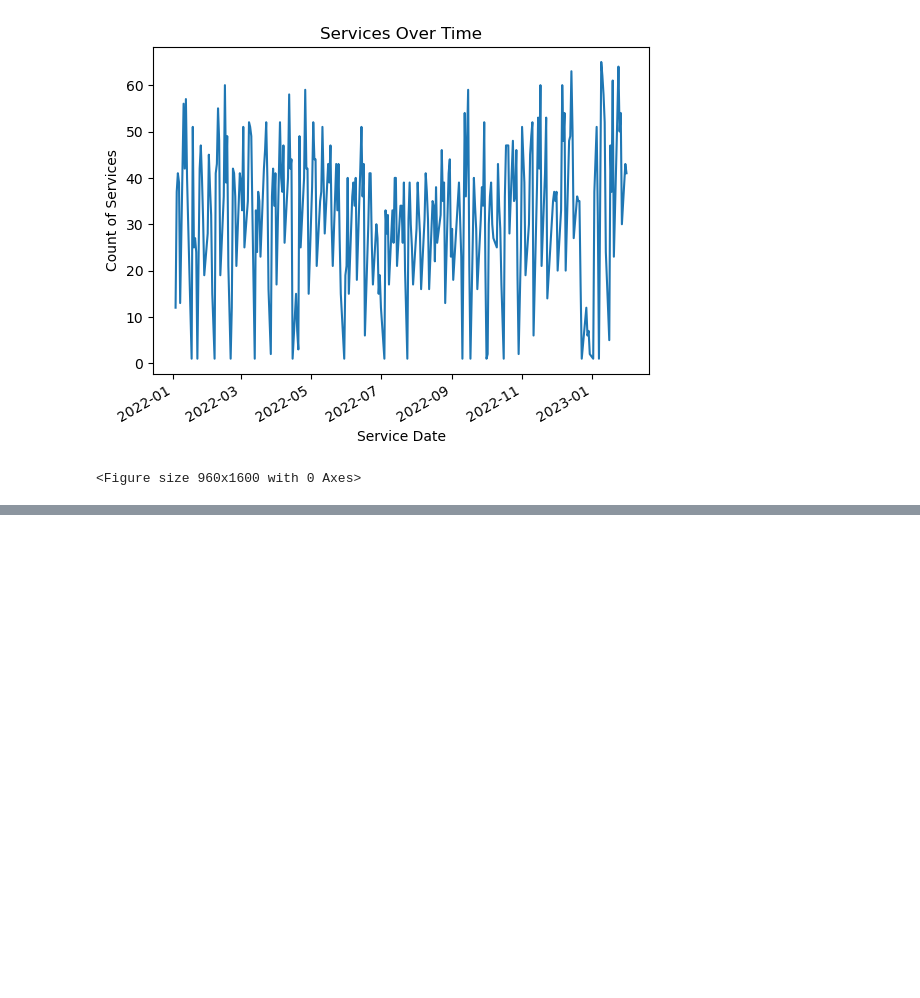
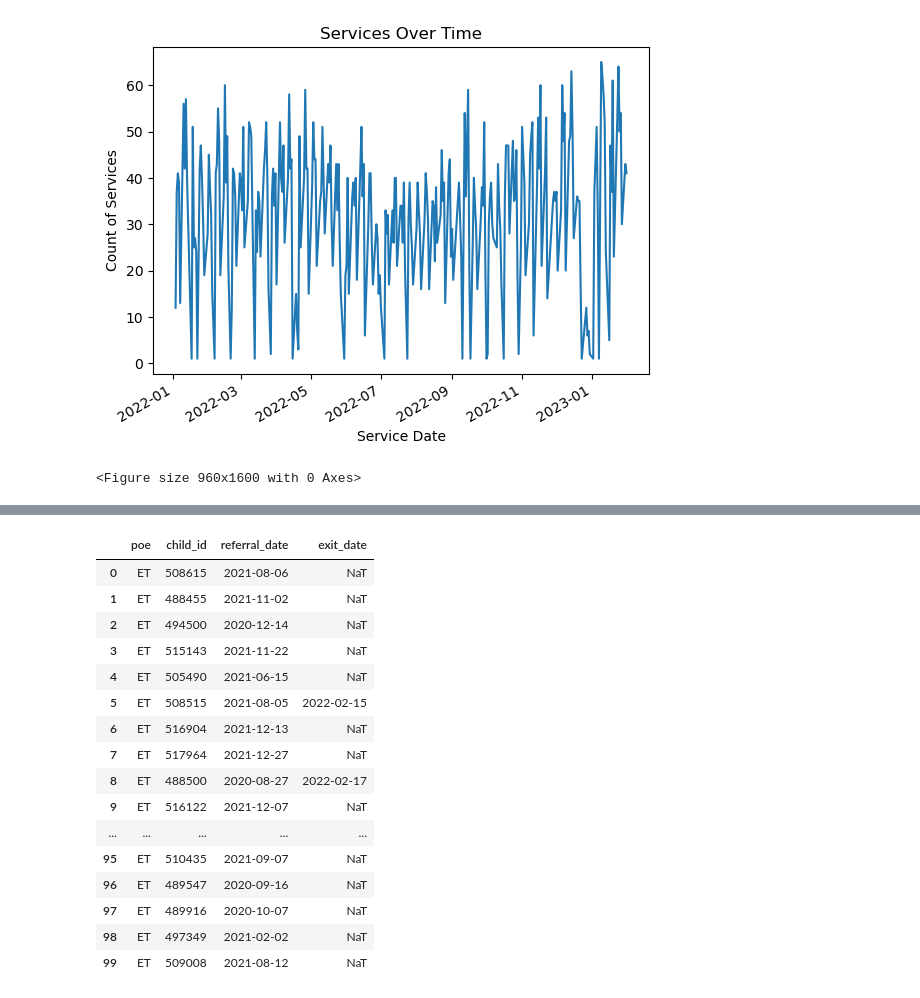
Before and after one commit to NSS-Data-Analytics-Cohort-8/teis_da8_1-sockswithsandals, a Jupyter notebook: notebooks/TEIS_EDA.ipynb, the cells around one changed output, grey strips where cells are left out. Cells and saved outputs as stored; diff of their text form; code cells hidden in the pictures; blank space fills up the shorter version.

```diff
--- a/notebooks/TEIS_EDA.ipynb
+++ b/notebooks/TEIS_EDA.ipynb
@@ -321,0 +344,20 @@ Text(0.5, 1.0, 'Services Over Time')
+# %%
+df2.head(100)
+# %% [output]
+|  | poe | child_id | referral_date | exit_date |
+| 0 | ET | 508615 | 2021-08-06 | NaT |
+| 1 | ET | 488455 | 2021-11-02 | NaT |
+| 2 | ET | 494500 | 2020-12-14 | NaT |
+| 3 | ET | 515143 | 2021-11-22 | NaT |
+| 4 | ET | 505490 | 2021-06-15 | NaT |
+| 5 | ET | 508515 | 2021-08-05 | 2022-02-15 |
+| 6 | ET | 516904 | 2021-12-13 | NaT |
+| 7 | ET | 517964 | 2021-12-27 | NaT |
+| 8 | ET | 488500 | 2020-08-27 | 2022-02-17 |
+| 9 | ET | 516122 | 2021-12-07 | NaT |
+| ... | ... | ... | ... | ... |
+| 95 | ET | 510435 | 2021-09-07 | NaT |
+| 96 | ET | 489547 | 2020-09-16 | NaT |
+| 97 | ET | 489916 | 2020-10-07 | NaT |
+| 98 | ET | 497349 | 2021-02-02 | NaT |
+| 99 | ET | 509008 | 2021-08-12 | NaT |
```
Also changed, not shown: parts of 4 cells of this notebook.
